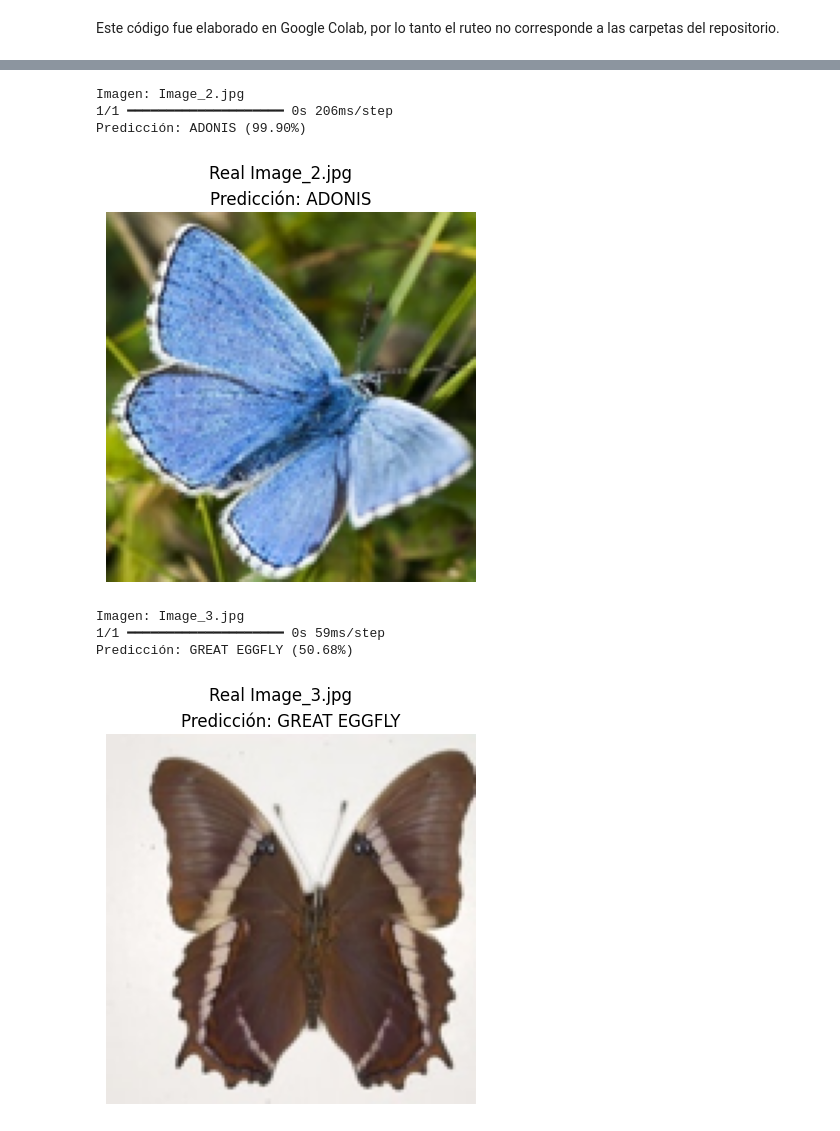
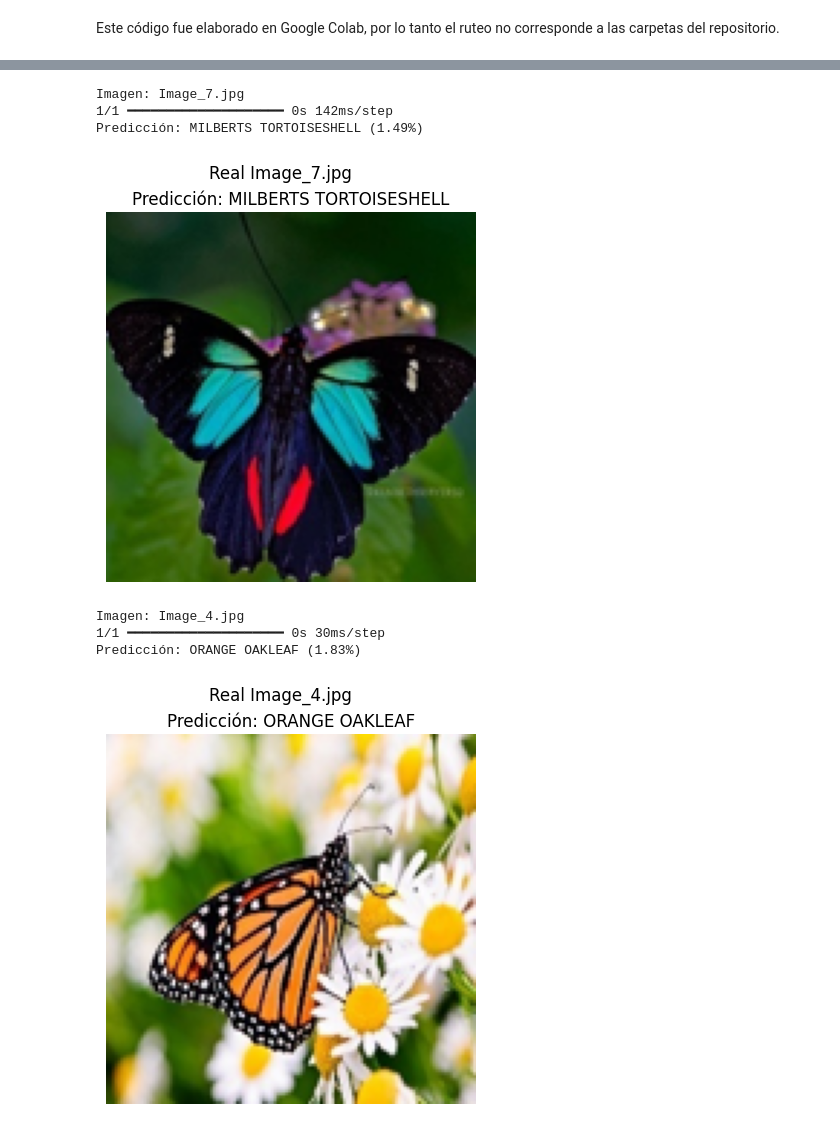
Before and after one commit to DamarizLicea/CompIA, a Jupyter notebook: conv/mariposas_model.ipynb, the cells around one changed output, grey strips where cells are left out. Saved outputs shown, nothing was run; the diff lists cells and outputs as text; code cells hidden in the pictures.

```diff
--- a/conv/mariposas_model.ipynb
+++ b/conv/mariposas_model.ipynb
@@ -40,9 +60,21 @@ df = pd.read_csv(train_labels_path)
 df['filepaths'] = df['filename'].apply(lambda x: os.path.join(train_dir, x))
 label_to_index = {label: idx for idx, label in enumerate(df['label'].unique())}
 df['label_idx'] = df['label'].map(label_to_index)
+print(f"Total de etiquetas: {len(label_to_index)}")
 
-# Separar 80% para training y 20% para testing
-train_df, test_df = train_test_split(df, test_size=0.2, stratify=df['label_idx'], random_state=42)
+# División en 80% entrenamiento, 10% validación y 10% prueba
+# Primero separamos 80% para entrenamiento y 20% para temp
+train_df, aux_df = train_test_split(df, test_size=0.2, stratify=df['label_idx'], random_state=42)
+
+# Luego dividimos ese 20% en dos partes iguales (10% y 10% del total)
+valid_df, test_df = train_test_split(aux_df, test_size=0.5, stratify=aux_df['label_idx'], random_state=42)
+
+#Cambio en la ultima versión, separar aux para tener test y val, no solo test
+print(f"Tamaño del conjunto de entrenamiento: {len(train_df)} imágenes ({len(train_df)/len(df):.1%})")
+print(f"Tamaño del conjunto de validación: {len(valid_df)} imágenes ({len(valid_df)/len(df):.1%})")
+print(f"Tamaño del conjunto de prueba: {len(test_df)} imágenes ({len(test_df)/len(df):.1%})")
+
+
 IMG_SIZE = (128, 128)
 BATCH_SIZE = 32
 
@@ -50,7 +82,7 @@ BATCH_SIZE = 32
 def df_to_dataset(dataframe, shuffle=True):
     path_ds = tf.data.Dataset.from_tensor_slices(dataframe['filepaths'].values)
     label_ds = tf.data.Dataset.from_tensor_slices(dataframe['label_idx'].values)
-    img_ds = path_ds.map(lambda x: tf.image.resize(tf.image.decode_jpeg(tf.io.read_file(x), channels=3), IMG_SIZE)/255.0)
+    img_ds = path_ds.map(lambda x: tf.image.resize(tf.image.decode_jpeg(tf.io.read_file(x), channels=3), IMG_SIZE)/255.0) #imagenes de 128x128 en tres colores
     ds = tf.data.Dataset.zip((img_ds, label_ds))
     if shuffle:
         ds = ds.shuffle(buffer_size=len(dataframe))
@@ -68,13 +98,24 @@ data_augmentation = Sequential([
+# %%
+# Aumentación: Volteo horizontal, rotación y zoom
+data_augmentation = Sequential([
+    RandomFlip("horizontal"),
+    RandomRotation(0.1), #Es en grados. Acuerdate de 2Pi Radianes.
+    RandomZoom(0.1), #Zoom in 10%
+    RandomBrightness(factor=0.1), #Color Jitter pero poco elegante
+    RandomContrast(factor=0.1),
+    RandomSaturation(factor=0.05),
+    RandomHue(factor=0.05), #Le bajé en todos estos parámetros de .2 a 0.05 o así
+  ])
 # %%
 # CNN
 # 2 capas convolucionales, 2 capas de pooling, 1 capa densa
 model = Sequential([
     data_augmentation,
-    Conv2D(32, 3, activation='relu', input_shape=(128, 128, 3)),
-    MaxPooling2D(),
+    Conv2D(32, 3, activation='relu', input_shape=(IMG_SIZE[0], IMG_SIZE[1], 3)), #32 filtros de 3x3 pix-> buscas patrones, cambios
+    MaxPooling2D(), # como que lo pasa por la capa chiquita-> si la imag era de 6x6 ahora la analizas en 2x2
     Conv2D(64, 3, activation='relu'),
     MaxPooling2D(),
-    Flatten(),
+    Flatten(),# vector
     Dense(128, activation='relu'),
     Dense(len(label_to_index), activation='softmax')
 ])
@@ -125,36 +166,37 @@ plt.show()
 # %%
-# Función para ver visualmente qué hace el modelo
-# ahorita solo pone una imagen fija que le das, que es la 2
+# Función para ver visualmente qué hace el modelo, esta función solo es para mí para entender.
+# ahorita solo predice una imagen fija que le das.
+
 
 def predict_image(img_path):
     img = Image.open(img_path).resize(IMG_SIZE)
     real_name = img_path.split('/')[-1]
     print(f"Imagen: {real_name}")
     img_array = np.array(img) / 255.0
     img_array = np.expand_dims(img_array, axis=0)  # (1, 128, 128, 3)
     pred = model.predict(img_array)[0]
     pred_class = np.argmax(pred)
     confidence = pred[pred_class]
 
     for label, idx in label_to_index.items():
         if idx == pred_class:
             print(f"Predicción: {label} ({confidence*100:.2f}%)")
             break
 
     plt.imshow(img)
     plt.axis('off')
     plt.title(f"Predicción: {label}")
     plt.suptitle(f"Real {real_name} ")
     plt.show()
 
-predict_image(df.iloc[1]['filepaths'])
-predict_image(df.iloc[2]['filepaths'])
+predict_image(df.iloc[6]['filepaths'])
+predict_image(df.iloc[3]['filepaths'])
 # %% [output]
-Imagen: Image_2.jpg
-1/1 ━━━━━━━━━━━━━━━━━━━━ 0s 206ms/step
-Predicción: ADONIS (99.90%)
+Imagen: Image_7.jpg
+1/1 ━━━━━━━━━━━━━━━━━━━━ 0s 142ms/step
+Predicción: MILBERTS TORTOISESHELL (1.49%)
-[figure, old version]
+[figure, new version]
-Imagen: Image_3.jpg
-1/1 ━━━━━━━━━━━━━━━━━━━━ 0s 59ms/step
-Predicción: GREAT EGGFLY (50.68%)
+Imagen: Image_4.jpg
+1/1 ━━━━━━━━━━━━━━━━━━━━ 0s 30ms/step
+Predicción: ORANGE OAKLEAF (1.83%)
-[figure, old version]
+[figure, new version]
```
Also changed, not shown: parts of 9 cells of this notebook, 1 other file.
